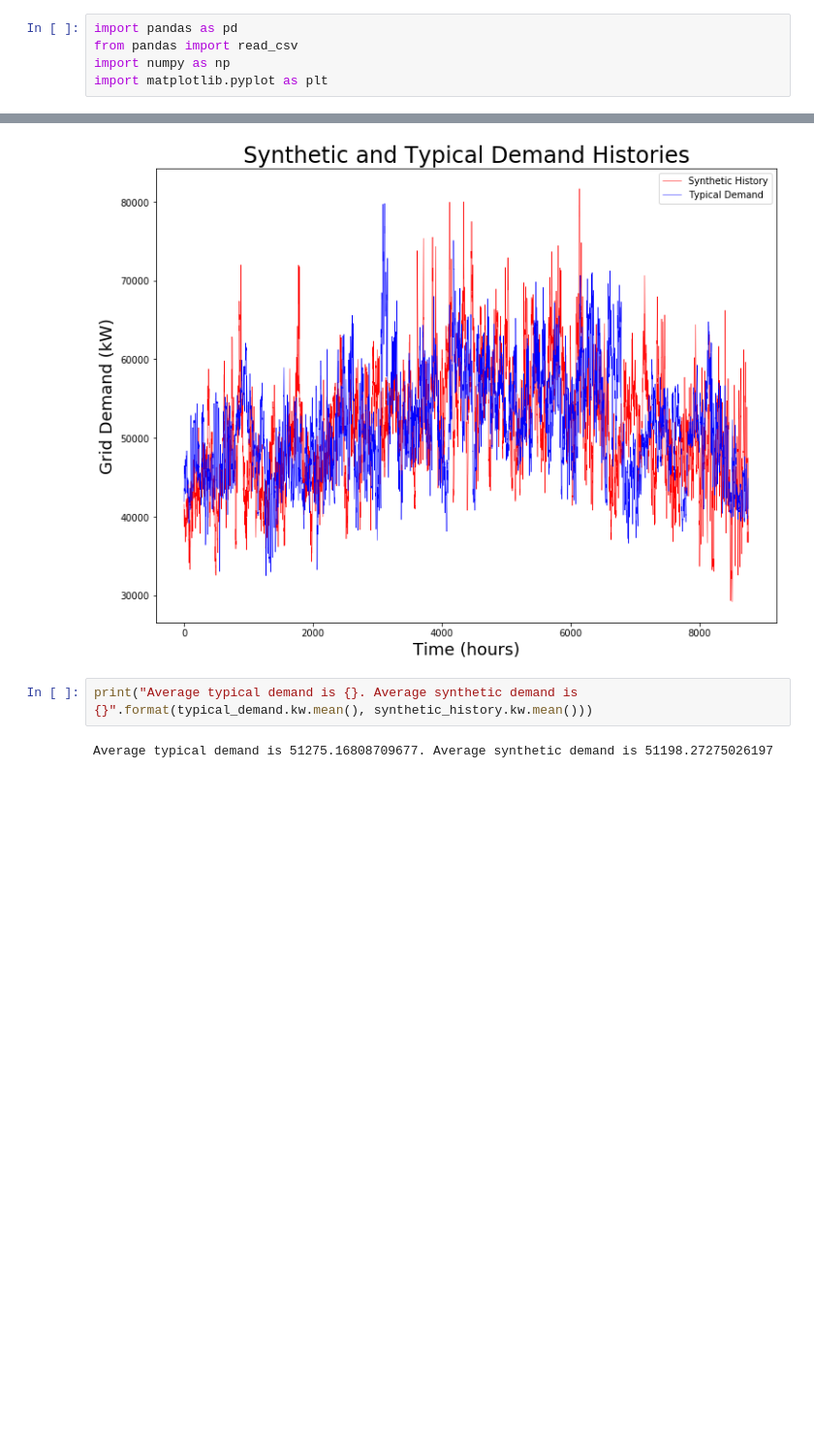
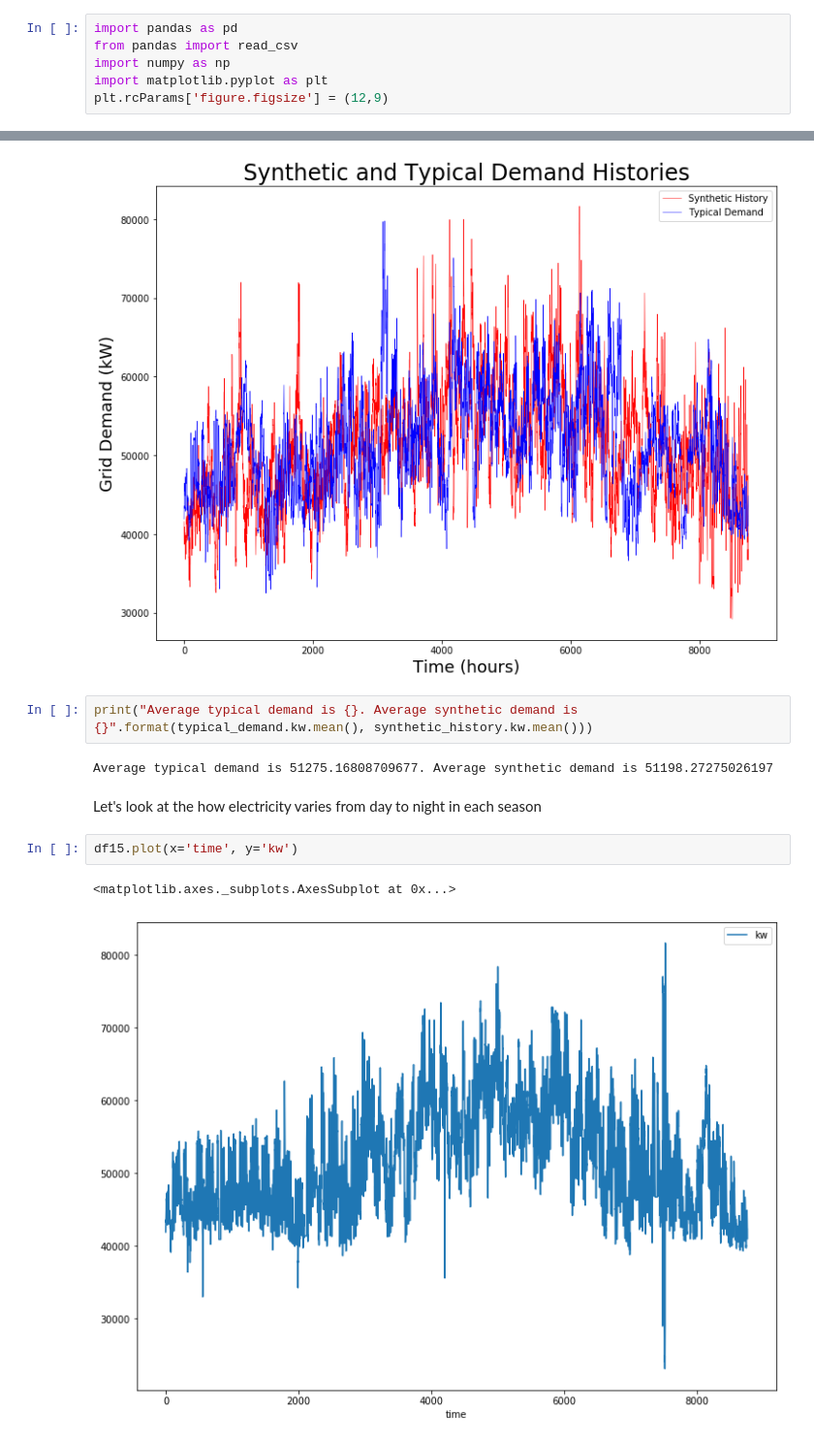
Before and after one commit to arfc/pride, a Jupyter notebook: data_processing/grid_demand.ipynb, the cells around one changed output, grey strips where cells are left out. Shown at 97% size. Cells and saved outputs as stored; diff of their text form; blank space fills up the shorter version.

```diff
--- a/data_processing/grid_demand.ipynb
+++ b/data_processing/grid_demand.ipynb
@@ -7,6 +7,7 @@ import pandas as pd
 from pandas import read_csv
 import numpy as np
 import matplotlib.pyplot as plt
+plt.rcParams['figure.figsize'] = (12,9)
 # %%
 path = '../../data/'
 fy15 = read_csv(path+"2015_uiuc_electricity_demand.csv",
@@ -379,3 +380,10 @@ Text(0.5, 1.0, 'Synthetic and Typical Demand Histories')
 print("Average typical demand is {}. Average synthetic demand is {}".format(typical_demand.kw.mean(), synthetic_history.kw.mean()))
 # %% [output]
 Average typical demand is 51275.16808709677. Average synthetic demand is 51198.27275026197
+# %% [markdown]
+Let's look at the how electricity varies from day to night in each season
+# %%
+df15.plot(x='time', y='kw')
+# %% [output]
+<matplotlib.axes._subplots.AxesSubplot at 0x...>
+[figure, added]
```
Also changed, not shown: parts of 10 cells of this notebook, 1 other file.
